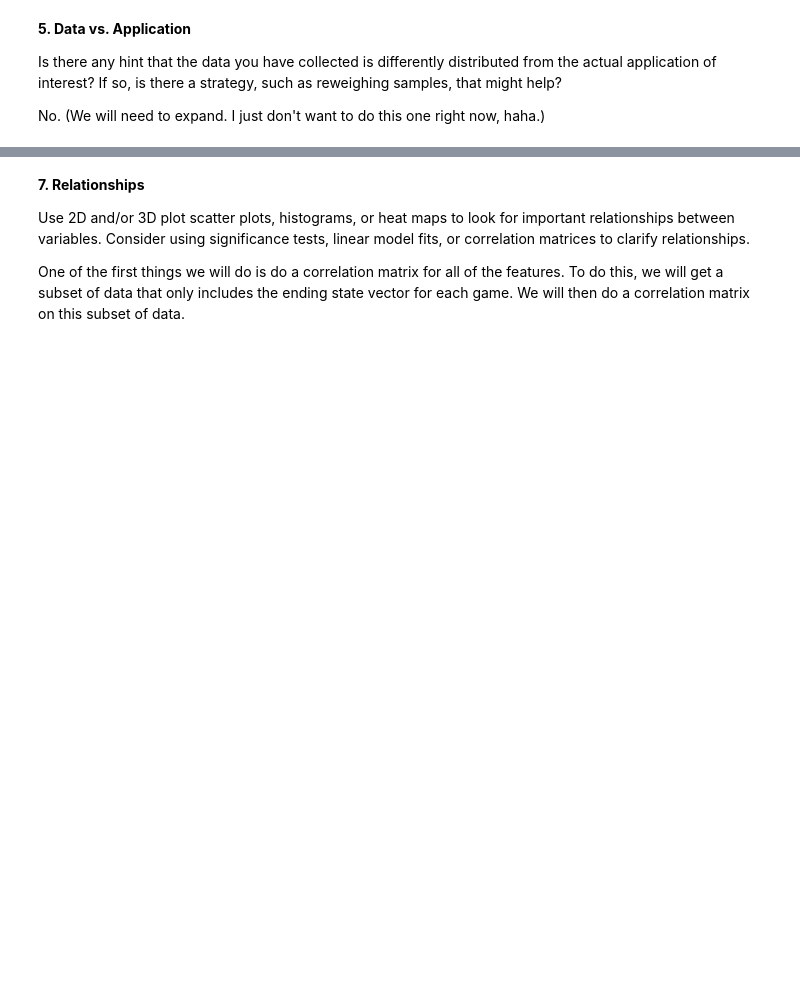
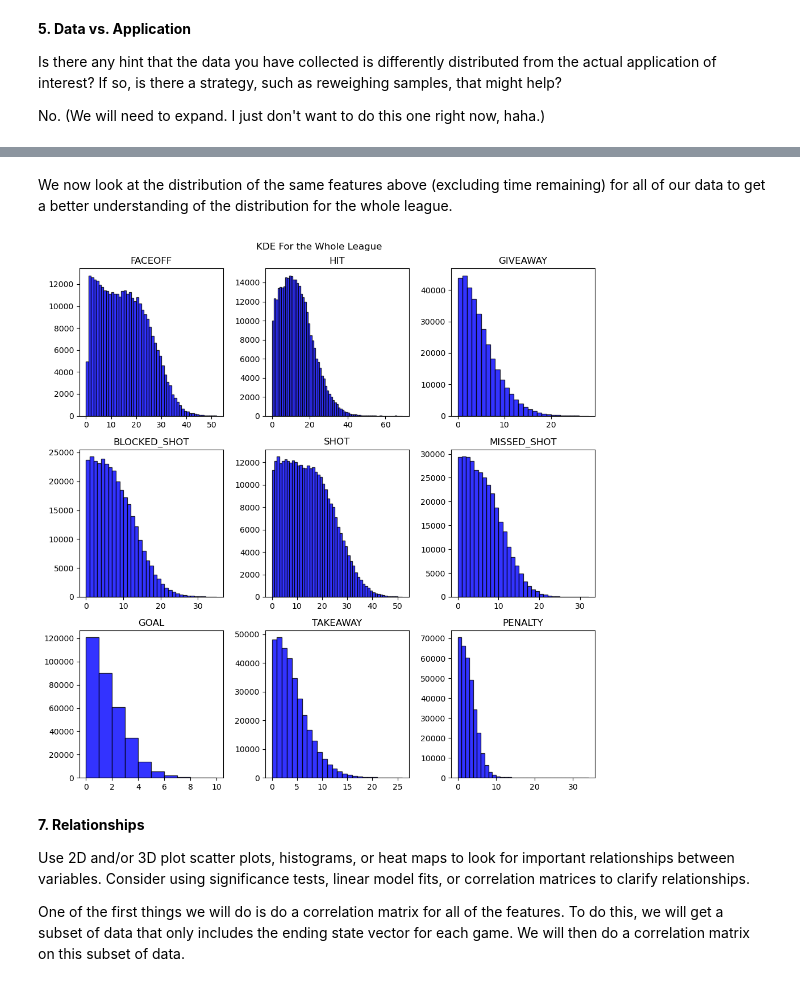
Before and after one commit to jeffxhansen/NHL_Win_Predictor, a Jupyter notebook: data_analysis.ipynb, the cells around one changed output, grey strips where cells are left out. Saved outputs shown, nothing was run; the diff lists cells and outputs as text; code cells hidden in the pictures; blank space fills up the shorter version.

```diff
--- a/data_analysis.ipynb
+++ b/data_analysis.ipynb
@@ -178,3 +178,11 @@ plot_kde(team_2_games, team_2)
+# %% [markdown]
+We now look at the distribution of the same features above (excluding time remaining) for all of our data to get a better understanding of the distribution for the whole league.
+# %%
+# Plot the whole league.
+league_dists = X_train.drop(columns=['index', 'HOME', 'GAME_ID', 'TEAM', 'TIME_REMAINING'])
+plot_hist(league_dists, 'KDE For the Whole League')
+# %% [output]
+[figure, added]
 # %% [markdown]
 **7. Relationships**
 
```
Also changed, not shown: parts of 5 cells of this notebook.
